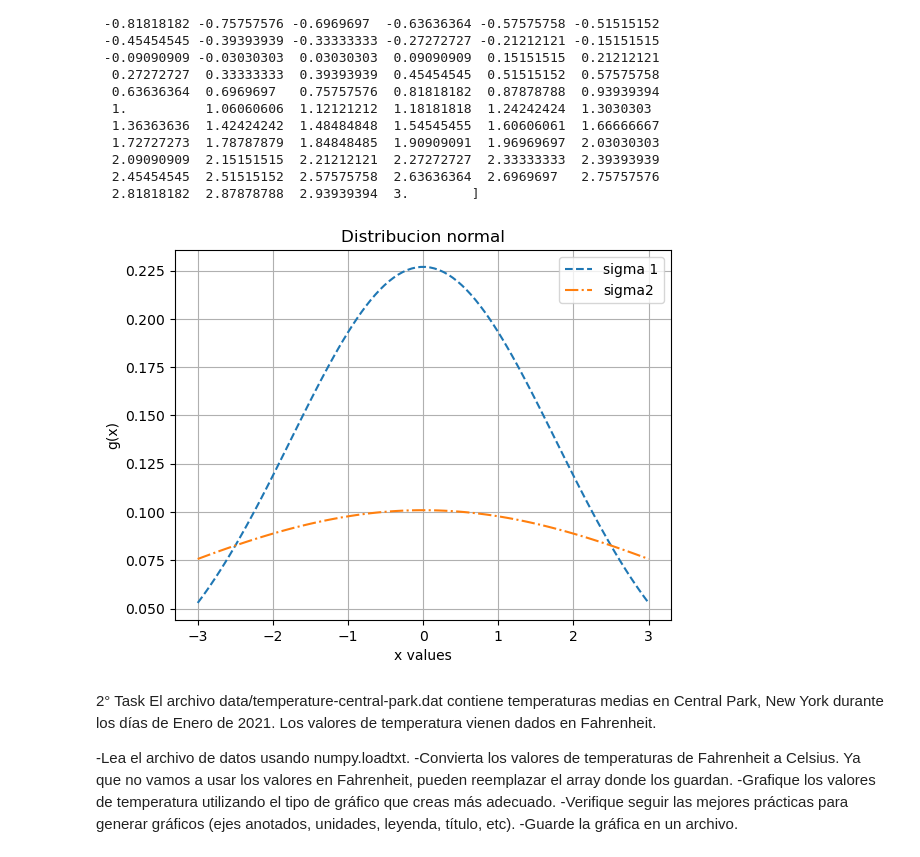
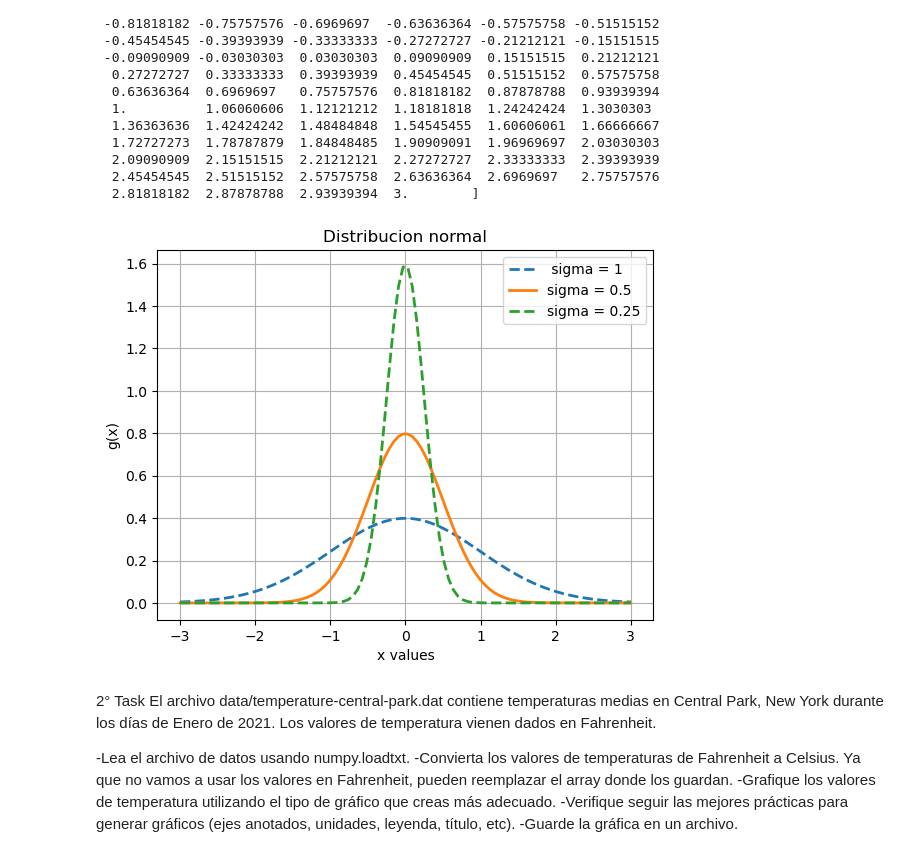
Before and after one commit to VirGonzalez/coco_coding_homework, a Jupyter notebook: Matplotlib.ipynb, the cells around one changed output. Cells and saved outputs as stored; diff of their text form; code cells hidden in the pictures.

```diff
--- a/Matplotlib.ipynb
+++ b/Matplotlib.ipynb
@@ -32,23 +33,24 @@ print(x)
   2.81818182  2.87878788  2.93939394  3.        ]
 # %%
 # Calculo media y desvio estandar
-mean = statistics.mean(x)
-sd = statistics.stdev(x)
-mean1 = statistics.mean(y)
-sd1 = statistics.stdev(y)
+mu= 0
+sigma1= 1
+sigma2= 0.5
+sigma3= 0.25
 # %%
-plt.plot(x, norm.pdf(x , mean, sd), linestyle="--", label="sigma 1")
-plt.plot(x, norm.pdf(x , mean1, sd1) , linestyle="-.", label="sigma2")
+plt.plot(x, 1/(sigma1 * np.sqrt(2 * np.pi)) *np.exp(-0.5)**(x / sigma1)**2 ,linewidth=2, linestyle="--", label=" sigma = 1")
+plt.plot(x, 1/(sigma2 * np.sqrt(2 * np.pi)) *np.exp(-0.5)**(x / sigma2)**2,linewidth=2, linestyle="-", label="sigma = 0.5")
+plt.plot(x, 1/(sigma3 * np.sqrt(2 * np.pi)) *np.exp(-0.5)**(x / sigma3)**2,linewidth=2, linestyle="dashed", label="sigma = 0.25")
 plt.xlabel('x values')
 plt.ylabel('g(x)')
 plt.legend()
 # Add the decoration | Agrega la decoracion
 plt.grid()
 # Add the plot title | Agrega el titulo de la gráfica
 plt.title("Distribucion normal")
 plt.show()
 # %% [output]
-[figure, old version]
+[figure, new version]
 # %% [markdown]
 2° Task
 El archivo data/temperature-central-park.dat contiene temperaturas medias en Central Park, New York durante los días de Enero de 2021. Los valores de temperatura vienen dados en Fahrenheit.
```
Also changed, not shown: parts of 2 cells of this notebook.
